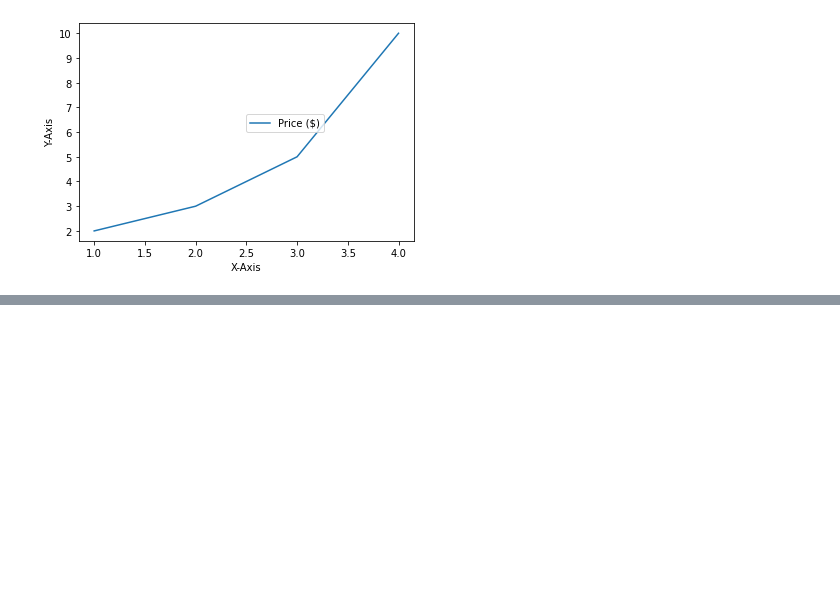
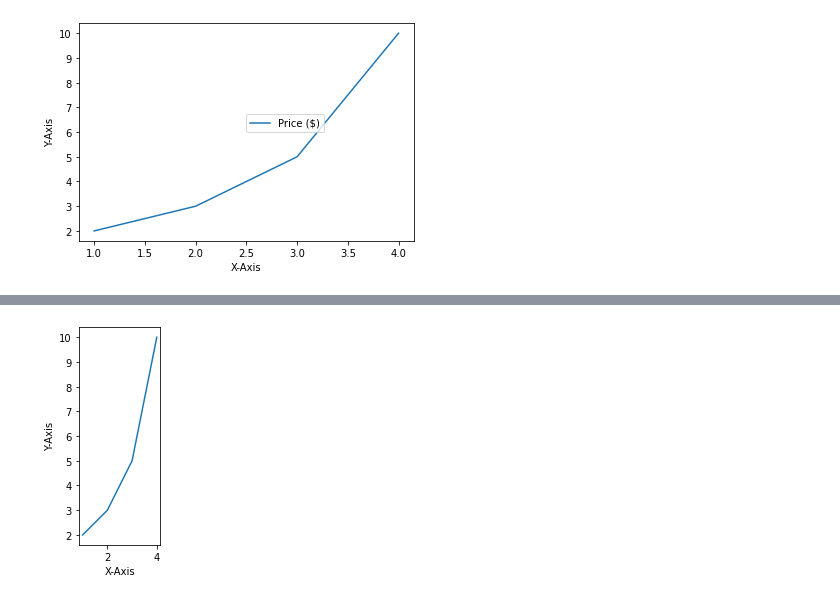
Before and after one commit to py4ine/study_Visualization, a Jupyter notebook: 20240619_Matplotlib_basic.ipynb, the cells around one changed output, grey strips where cells are left out. Cells and saved outputs as stored; diff of their text form; code cells hidden in the pictures; blank space fills up the shorter version.

```diff
--- a/20240619_Matplotlib_basic.ipynb
+++ b/20240619_Matplotlib_basic.ipynb
@@ -143,0 +165,13 @@ plt.show()
+# %%
+# 옵션 지정
+
+plt.plot([1,2,3,4], [2,3,5,10])
+plt.xlabel('X-Axis')
+plt.ylabel('Y-Axis')
+# plt.axis('square')  # x,y축의 모양이 정사각형
+plt.axis('scaled')  # x,y축이 그래프 값에 맞춰짐
+# 옵션종류 - 'on', 'off', 'equal', 'scaled', 'tight', 'auto', 'normal', 'image', 'square'
+
+plt.show()
+# %% [output]
+[figure, added]
```
Also changed, not shown: parts of 14 cells of this notebook.
